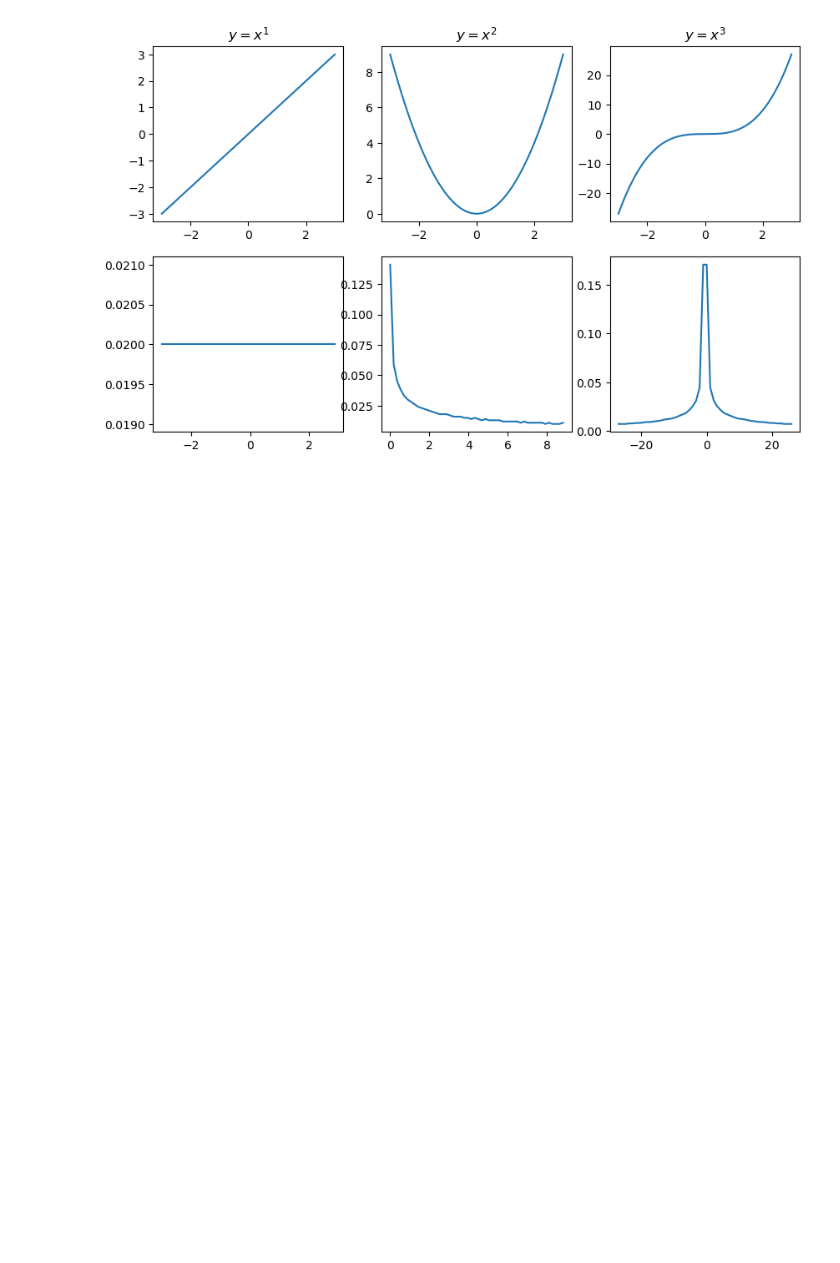
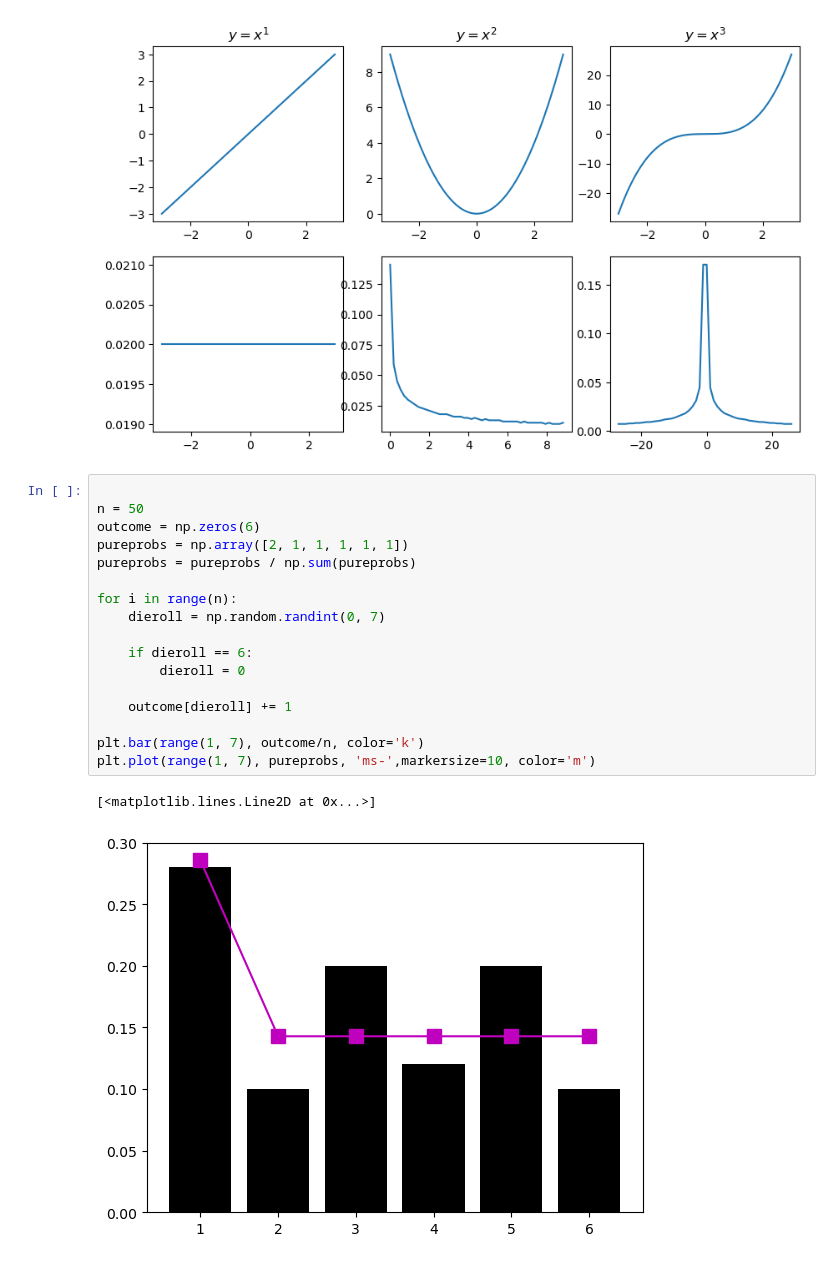
Before and after one commit to Kantulaev/ML_projects, a Jupyter notebook: lesson_11_probability_and_hists.ipynb, the cells around one changed output. Drawn from its saved outputs; the diff is of its cells as text; blank space fills up the shorter version.

```diff
--- a/lesson_11_probability_and_hists.ipynb
+++ b/lesson_11_probability_and_hists.ipynb
@@ -30,3 +31,23 @@ for i in range(3):
 plt.show()
 # %% [output]
 [figure]
+# %%
+
+n = 50
+outcome = np.zeros(6)
+pureprobs = np.array([2, 1, 1, 1, 1, 1])
+pureprobs = pureprobs / np.sum(pureprobs)
+
+for i in range(n):
+    dieroll = np.random.randint(0, 7)
+
+    if dieroll == 6:
+        dieroll = 0
+
+    outcome[dieroll] += 1
+
+plt.bar(range(1, 7), outcome/n, color='k')
+plt.plot(range(1, 7), pureprobs, 'ms-',markersize=10, color='m')
+# %% [output]
+[<matplotlib.lines.Line2D at 0x...>]
+[figure, added]
```
Also changed, not shown: parts of 1 cell of this notebook.
